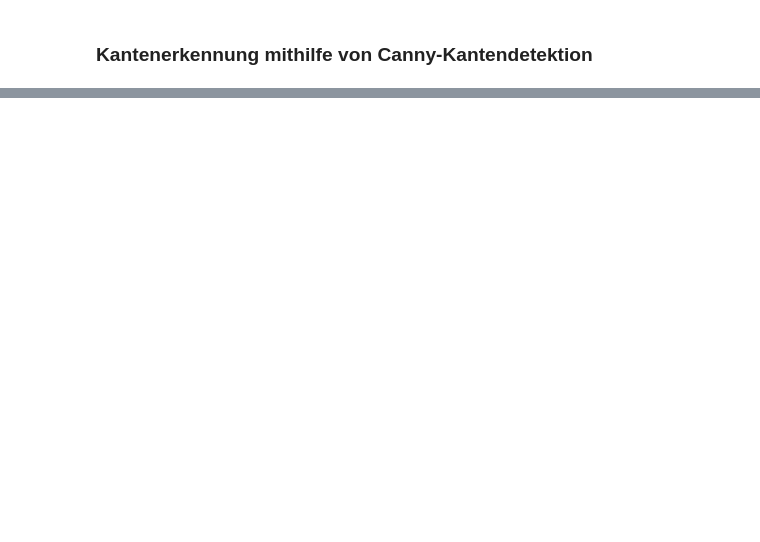
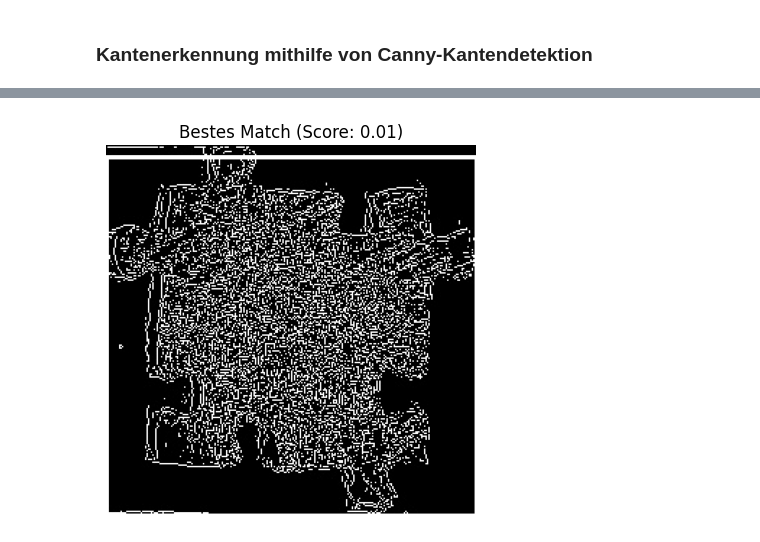
Before and after one commit to hermandi21/puzzle_solver_2d, a Jupyter notebook: src/detect_puzzle_silhouette.ipynb, the cells around one changed output, grey strips where cells are left out. Saved outputs shown, nothing was run; the diff lists cells and outputs as text; code cells hidden in the pictures; blank space fills up the shorter version.

```diff
--- a/src/detect_puzzle_silhouette.ipynb
+++ b/src/detect_puzzle_silhouette.ipynb
@@ -189,0 +312,33 @@ for puzzle_image in puzzle_images:
+# %%
+# Lade das Template-Bild
+template_path = "../data/pzl_3_processed/canny_images/pzl_3_001_front_contour_cropped.jpg"
+template = cv2.imread(template_path, cv2.IMREAD_GRAYSCALE)
+
+# Lade das Bild, auf dem das Template gesucht werden soll
+search_image_path = "../data/pzl_3_processed/canny_images/pzl_3_full_front_canny.jpg"
+search_image = cv2.imread(search_image_path, cv2.IMREAD_GRAYSCALE)
+
+if template is None or search_image is None:
+    print("Fehler beim Laden der Bilder.")
+else:
+    # Template-Matching durchführen
+    result = cv2.matchTemplate(search_image, template, cv2.TM_CCOEFF_NORMED)
+
+    # Finde die Position des besten Matches
+    min_val, max_val, min_loc, max_loc = cv2.minMaxLoc(result)
+
+    # Zeichne ein Rechteck um das beste Match
+    top_left = max_loc
+    h, w = template.shape
+    bottom_right = (top_left[0] + w, top_left[1] + h)
+
+    matched_image = search_image.copy()
+    cv2.rectangle(matched_image, top_left, bottom_right, 255, 2)
+
+    # Zeige das Ergebnis an
+    plt.imshow(matched_image, cmap='gray')
+    plt.title(f"Bestes Match (Score: {max_val:.2f})")
+    plt.axis("off")
+    plt.show()
+# %% [output]
+[figure, added]
```
Also changed, not shown: parts of 10 cells of this notebook, 17 other files.
